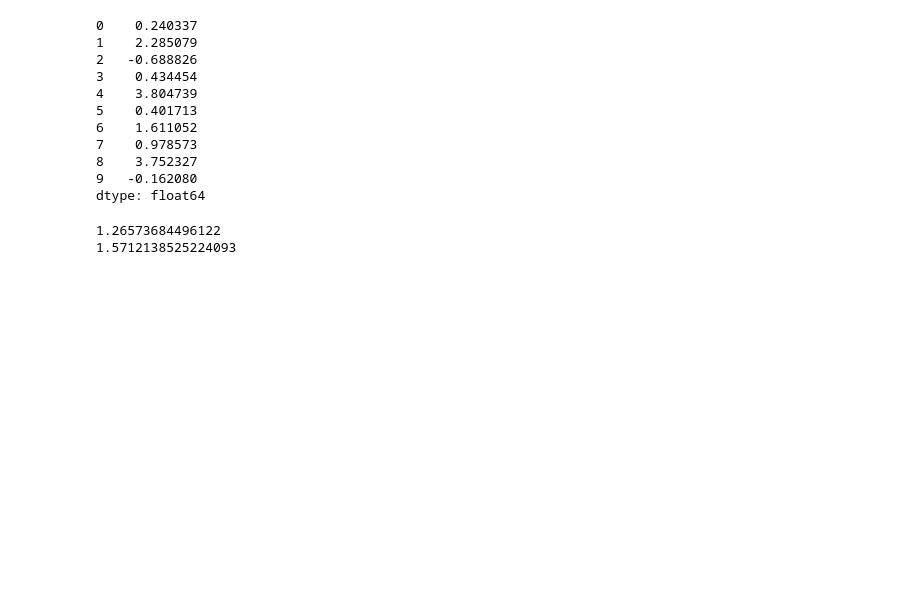
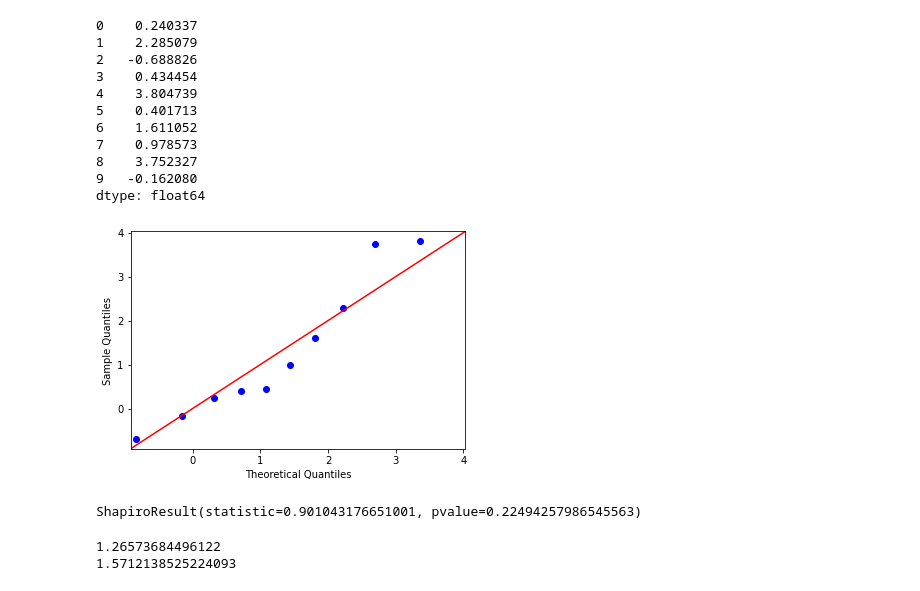
Before and after one commit to shaheerbee/IBEHS_4C03_Winter22, a Jupyter notebook: Tutorials/TwoSampleTestsTutorial.ipynb, the cells around one changed output. Drawn from its saved outputs; the diff is of its cells as text; code cells hidden in the pictures; blank space fills up the shorter version.

```diff
--- a/Tutorials/TwoSampleTestsTutorial.ipynb
+++ b/Tutorials/TwoSampleTestsTutorial.ipynb
@@ -314,5 +314,15 @@ print(diff)
 8    3.752327
 9   -0.162080
 dtype: float64
+# %%
+diff.sort_values()
+sm.qqplot(diff,line='45',loc=np.mean(diff),scale=np.std(diff,ddof=1))
+plt.show()
+# %% [output]
+[figure, added]
+# %%
+stats.shapiro(diff)
+# %% [output]
+ShapiroResult(statistic=0.901043176651001, pvalue=0.22494257986545563)
 # %%
 # The mean difference
```
Also changed, not shown: parts of 10 cells of this notebook.
